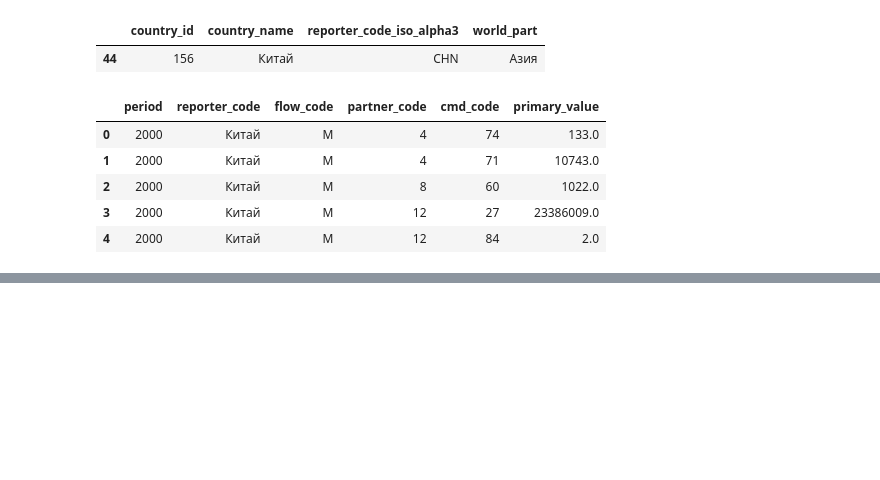
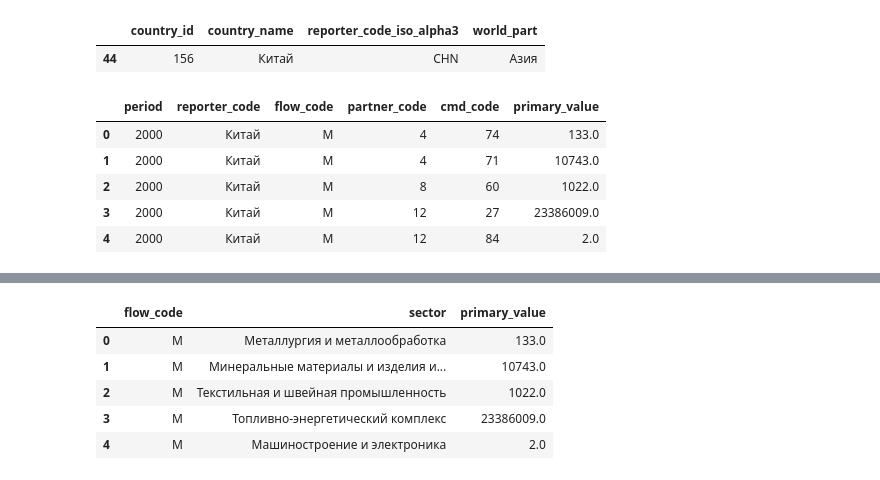
Before and after one commit to avjkidor/china, a Jupyter notebook: china.ipynb, the cells around one changed output, grey strips where cells are left out. Saved outputs shown, nothing was run; the diff lists cells and outputs as text; code cells hidden in the pictures; blank space fills up the shorter version.

```diff
--- a/china.ipynb
+++ b/china.ipynb
@@ -178,0 +190,11 @@ trade.head()
+# %%
+trade_exp = trade_exp.drop(['period', 'reporter_name', 'partner_code', 'partner_name', 'world_part', 'cmd_code', 'commodity_name'], axis=1)
+
+trade_exp.head()
+# %% [output]
+|  | flow_code | sector | primary_value |
+| 0 | M | Металлургия и металлообработка | 133.0 |
+| 1 | M | Минеральные материалы и изделия и... | 10743.0 |
+| 2 | M | Текстильная и швейная промышленность | 1022.0 |
+| 3 | M | Топливно-энергетический комплекс | 23386009.0 |
+| 4 | M | Машиностроение и электроника | 2.0 |
```
Also changed, not shown: parts of 4 cells of this notebook, 1 other file.
